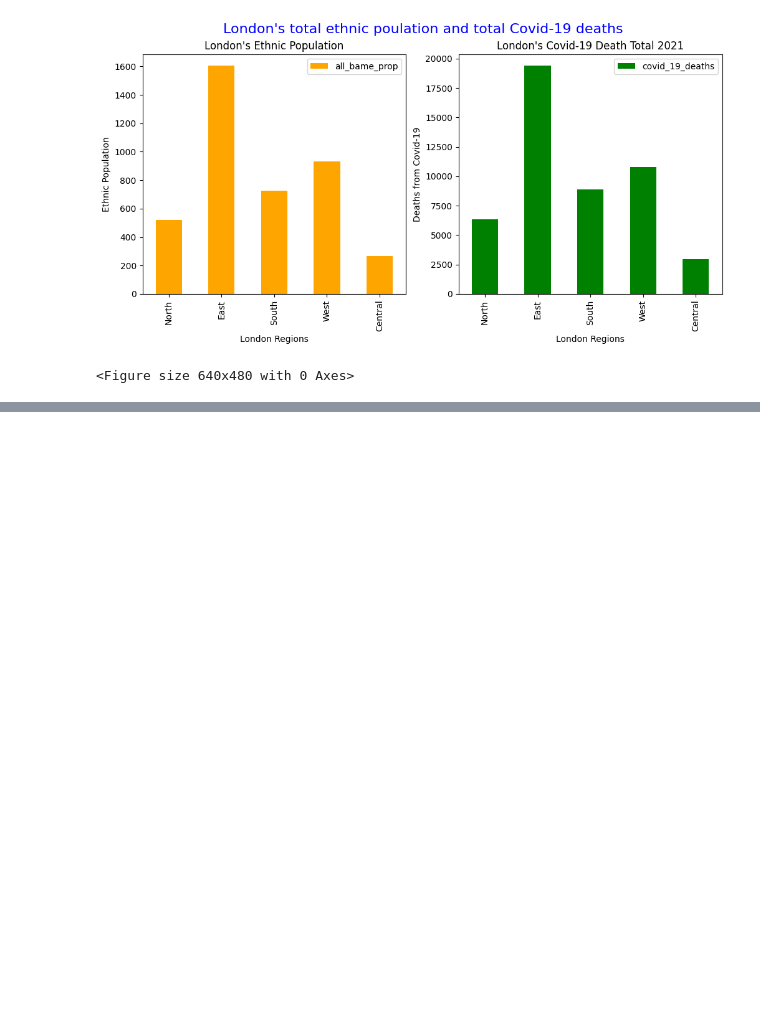
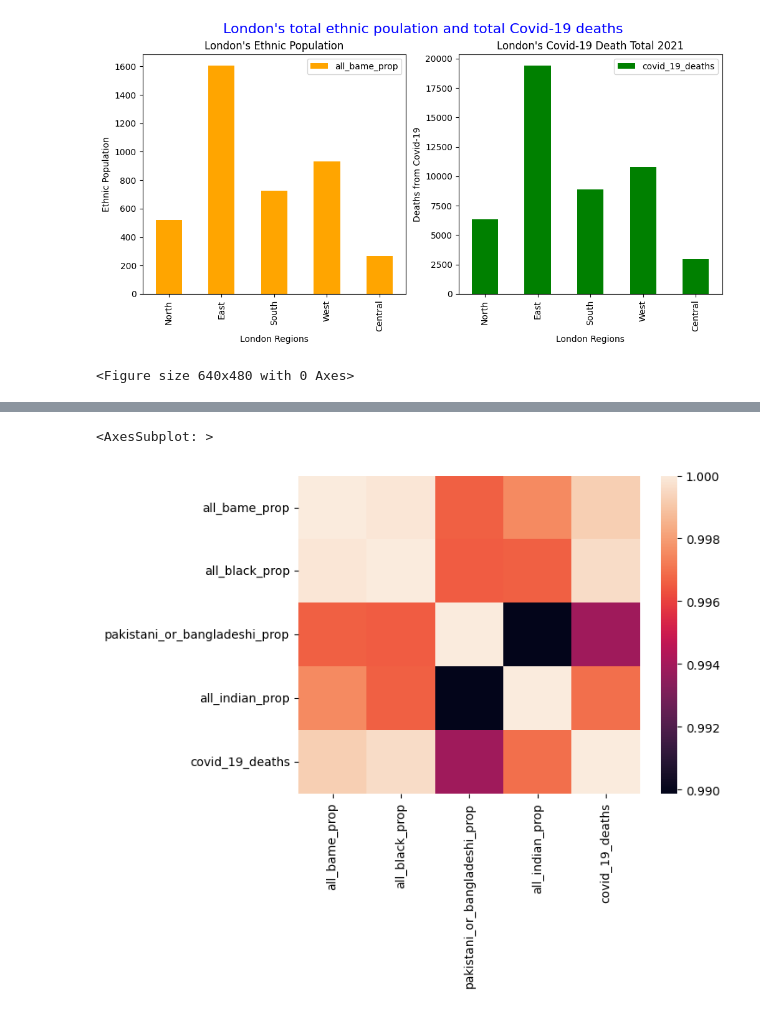
Before and after one commit to VonnieC1/CFG-Final-Group-Project-, a Jupyter notebook: CFG Project_YC_Data_analysis.ipynb, the cells around one changed output, grey strips where cells are left out. Cells and saved outputs as stored; diff of their text form; code cells hidden in the pictures; blank space fills up the shorter version.

```diff
--- a/CFG Project_YC_Data_analysis.ipynb
+++ b/CFG Project_YC_Data_analysis.ipynb
@@ -268,0 +303,7 @@ plt.show()
+# %%
+# Build a correlation heatmap
+
+sns.heatmap(lon_regions_df.corr(),annot=False)
+# %% [output]
+<AxesSubplot: >
+[figure, added]
```
Also changed, not shown: parts of 15 cells of this notebook.
